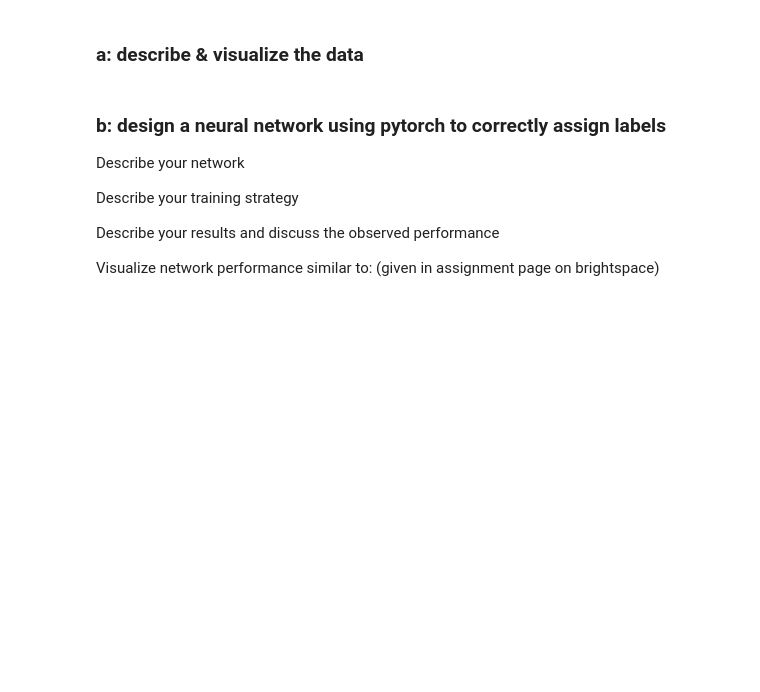
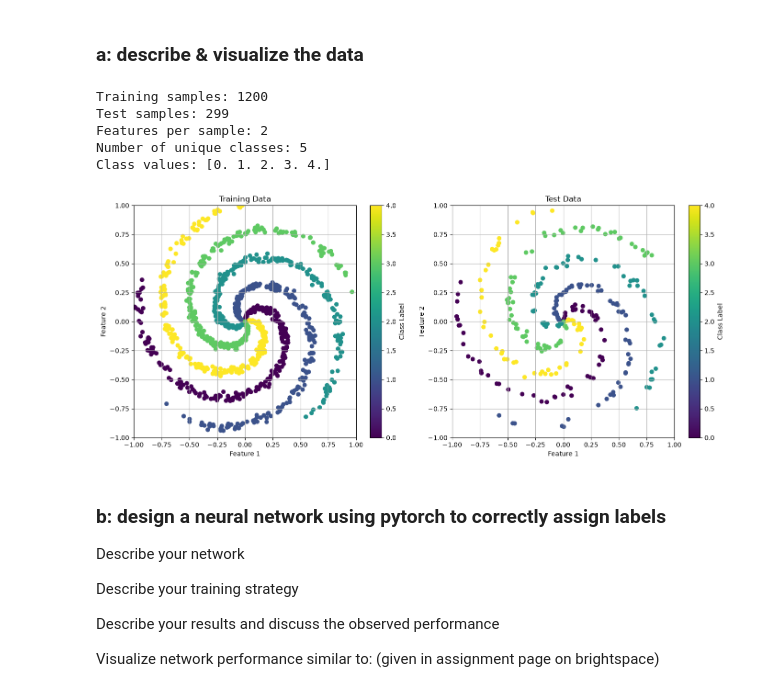
Before and after one commit to StefanStringer/FinalSemester, a Jupyter notebook: Deep Learning/Assignments/Assignment 1/_au712592.ipynb, the cells around one changed output. Saved outputs shown, nothing was run; the diff lists cells and outputs as text; code cells hidden in the pictures; blank space fills up the shorter version.

```diff
--- a/Deep Learning/Assignments/Assignment 1/_au712592.ipynb
+++ b/Deep Learning/Assignments/Assignment 1/_au712592.ipynb
@@ -185,3 +192,51 @@ for i in range(5):
+# %%
+#load both the training and test txt data
+train_df = pd.read_csv('trainData.txt', header=None, sep='\s+')
+test_df = pd.read_csv('testData.txt', header=None, sep='\s+')
+
+train_X = train_df.iloc[:, 1:3].values.astype(np.float32)
+train_y = train_df.iloc[:, 0].values.astype(np.float32)
+test_X = test_df.iloc[:, 1:3].values.astype(np.float32)
+test_y = test_df.iloc[:, 0].values.astype(np.float32)
+# test_X
+# %%
+print(f"Training samples: {len(train_X)}")
+print(f"Test samples: {len(test_X)}")
+print(f"Features per sample: {train_X.shape[1]}")
+print(f"Number of unique classes: {len(np.unique(train_y))}")
+print(f"Class values: {np.unique(train_y)}")
+# %% [output]
+Training samples: 1200
+Test samples: 299
+Features per sample: 2
+Number of unique classes: 5
+Class values: [0. 1. 2. 3. 4.]
+# %%
+#Plot to hav a look at the data
+fig, axes = plt.subplots(1, 2, figsize=(14, 6))
+
+train_plot = axes[0].scatter(train_X[:, 0], train_X[:, 1], c=train_y, cmap='viridis')
+axes[0].set_title('Training Data')
+axes[0].set_xlabel('Feature 1')
+axes[0].set_ylabel('Feature 2')
+axes[0].grid()
+plt.colorbar(train_plot, ax=axes[0], label='Class Label')
+
+test_plot = axes[1].scatter(test_X[:, 0], test_X[:, 1], c=test_y, cmap='viridis')
+axes[1].set_title('Test Data')
+axes[1].set_xlabel('Feature 1')
+axes[1].set_ylabel('Feature 2')
+axes[1].grid()
+plt.colorbar(test_plot, ax=axes[1], label='Class Label')
+
+axes[0].set_xlim([-1, 1])
+axes[0].set_ylim([-1, 1])
+axes[1].set_xlim([-1, 1])
+axes[1].set_ylim([-1, 1])
+plt.tight_layout()
+plt.show()
+# %% [output]
+[figure, added]
 # %% [markdown]
 ### b: design a neural network using pytorch to correctly assign labels
 
```
Also changed, not shown: parts of 1 cell of this notebook, 1 other file.
